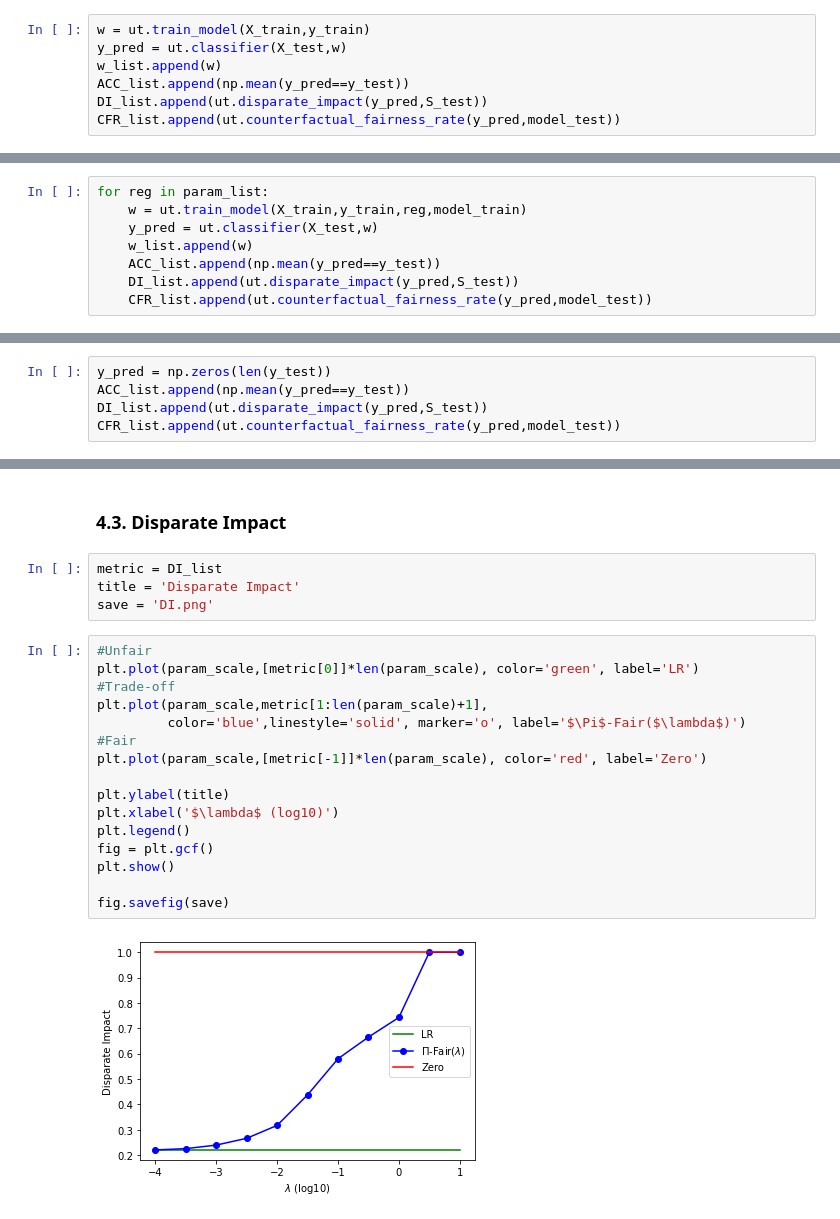
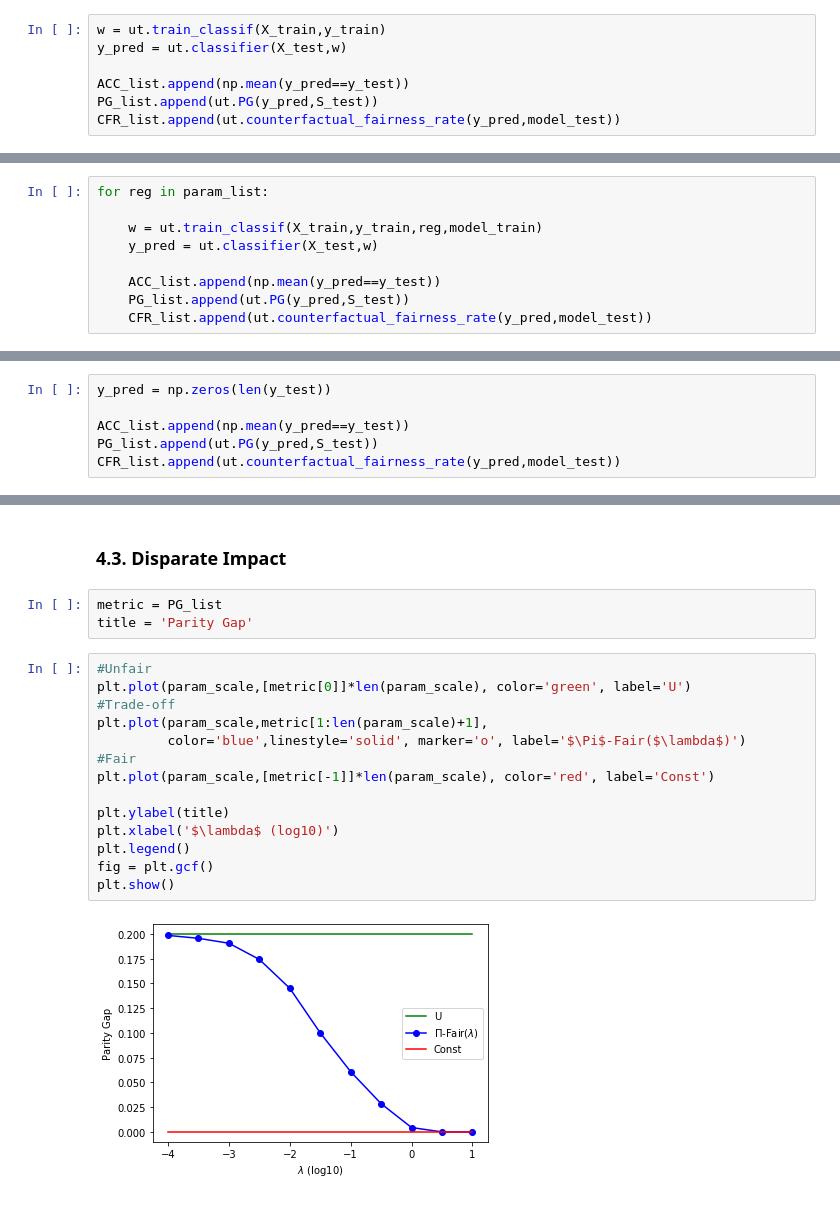
Before and after one commit to lucasdelara/PI-Fair, a Jupyter notebook: demo_adult.ipynb, the cells around one changed output, grey strips where cells are left out. Drawn from its saved outputs; the diff is of its cells as text.

```diff
--- a/demo_adult.ipynb
+++ b/demo_adult.ipynb
@@ -64,11 +56,11 @@ CFR_list = []
 # %% [markdown]
 Corresponds to $\lambda = 0$. Presumably the most accurate but also the most unfair predictor.
 # %%
-w = ut.train_model(X_train,y_train)
+w = ut.train_classif(X_train,y_train)
 y_pred = ut.classifier(X_test,w)
-w_list.append(w)
+
 ACC_list.append(np.mean(y_pred==y_test))
-DI_list.append(ut.disparate_impact(y_pred,S_test))
+PG_list.append(ut.PG(y_pred,S_test))
 CFR_list.append(ut.counterfactual_fairness_rate(y_pred,model_test))
 # %% [markdown]
 ## 3.2. Penalized classifiers
@@ -76,11 +68,12 @@ CFR_list.append(ut.counterfactual_fairness_rate(y_pred,model_test))
 Corresponds to $\lambda > 0$. $\lambda$ governs a trade-off between accuracy and counterfactual fairness.
 # %%
 for reg in param_list:
-    w = ut.train_model(X_train,y_train,reg,model_train)
+
+    w = ut.train_classif(X_train,y_train,reg,model_train)
     y_pred = ut.classifier(X_test,w)
-    w_list.append(w)
+
     ACC_list.append(np.mean(y_pred==y_test))
-    DI_list.append(ut.disparate_impact(y_pred,S_test))
+    PG_list.append(ut.PG(y_pred,S_test))
     CFR_list.append(ut.counterfactual_fairness_rate(y_pred,model_test))
 # %% [markdown]
 ## 3.3. Constant classifier
@@ -88,8 +81,9 @@ for reg in param_list:
 Corresponds to the classifier mapping every input to 0.
 # %%
 y_pred = np.zeros(len(y_test))
+
 ACC_list.append(np.mean(y_pred==y_test))
-DI_list.append(ut.disparate_impact(y_pred,S_test))
+PG_list.append(ut.PG(y_pred,S_test))
 CFR_list.append(ut.counterfactual_fairness_rate(y_pred,model_test))
 # %% [markdown]
 ## 4. Evaluation
@@ -148,24 +136,21 @@ fig.savefig(save)
 # %% [markdown]
 ### 4.3. Disparate Impact
-# %%
-metric = DI_list
-title = 'Disparate Impact'
-save = 'DI.png'
+# %%
+metric = PG_list
+title = 'Parity Gap'
 # %%
 #Unfair
-plt.plot(param_scale,[metric[0]]*len(param_scale), color='green', label='LR')
+plt.plot(param_scale,[metric[0]]*len(param_scale), color='green', label='U')
 #Trade-off
 plt.plot(param_scale,metric[1:len(param_scale)+1],
          color='blue',linestyle='solid', marker='o', label='$\Pi$-Fair($\lambda$)')
 #Fair
-plt.plot(param_scale,[metric[-1]]*len(param_scale), color='red', label='Zero')
+plt.plot(param_scale,[metric[-1]]*len(param_scale), color='red', label='Const')
 
 plt.ylabel(title)
 plt.xlabel('$\lambda$ (log10)')
 plt.legend()
 fig = plt.gcf()
 plt.show()
-
-fig.savefig(save)
 # %% [output]
-[figure, old version]
+[figure, new version]
```
Also changed, not shown: parts of 8 cells of this notebook.
